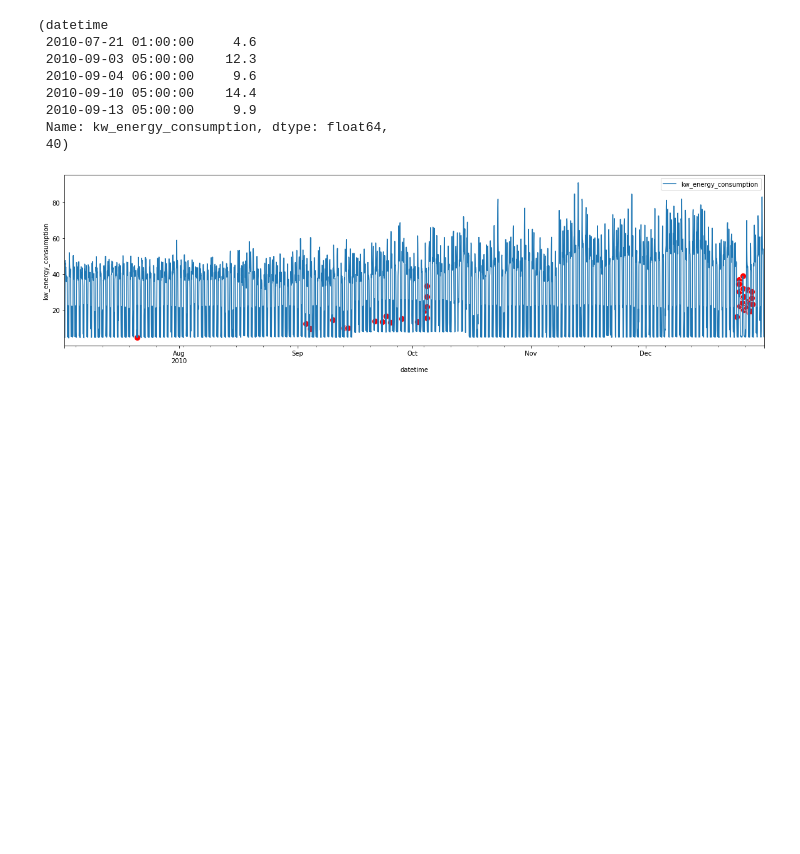
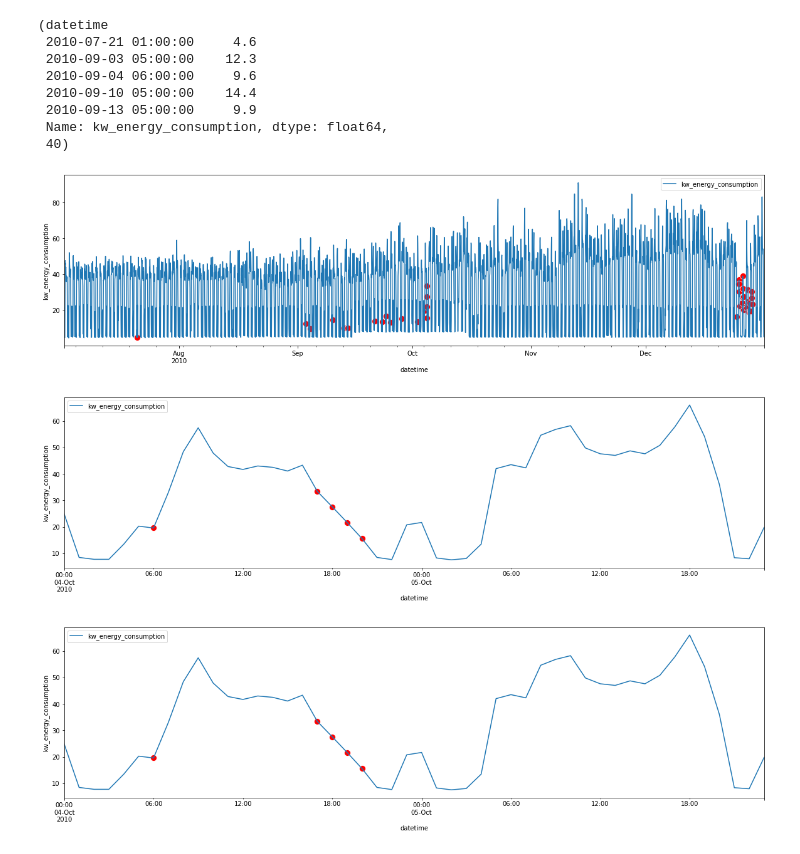
Before and after one commit to Fillipedem/pyanomaly, a Jupyter notebook: 01_timeseries.ipynb, the cells around one changed output. Cells and saved outputs as stored; diff of their text form; code cells hidden in the pictures; blank space fills up the shorter version.

```diff
--- a/01_timeseries.ipynb
+++ b/01_timeseries.ipynb
@@ -137,3 +137,9 @@ anomalies.head(), len(anomalies)
 plot_anomalies(ts, anomalies, s=100);
 # %% [output]
 [figure]
+# %%
+plot_anomalies(ts['2010-10-4':'2010-10-5'], anomalies['2010-10-4':'2010-10-5'], s=100);
+plot_anomalies(ts['2010-10-4':'2010-10-5'], anomalies['2010-10-4':'2010-10-5'], s=100);
+# %% [output]
+[figure, added]
+[figure, added]
```
Also changed, not shown: 13 other files.
